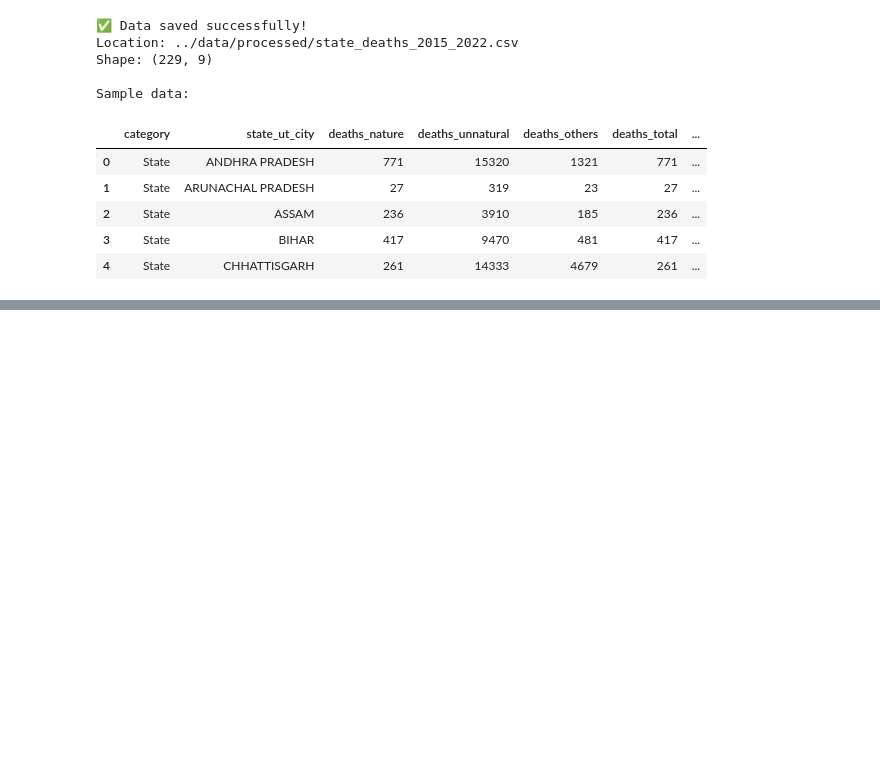
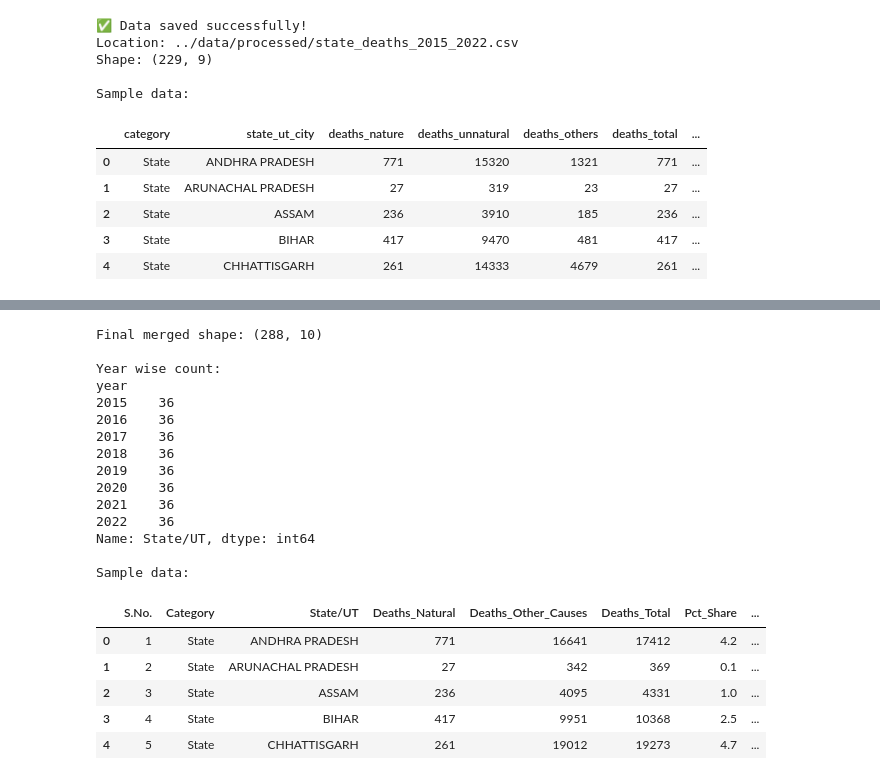
Before and after one commit to ankitarchoudhary/Dark-Hours-India, a Jupyter notebook: notebooks/01_data_cleaning.ipynb, the cells around one changed output, grey strips where cells are left out. Cells and saved outputs as stored; diff of their text form; code cells hidden in the pictures; blank space fills up the shorter version.

Commit message:
Added data cleaning notebook - Tables 1.2, 1A.5, 1A.6 cleaned

```diff
--- a/notebooks/01_data_cleaning.ipynb
+++ b/notebooks/01_data_cleaning.ipynb
@@ -478,0 +1566,11 @@ Sample data:
+# %%
+# Check all years - complete structure
+for year in years:
+    filename = f"ADSI_{year}_Table_1A.5.csv"
+    df_temp = pd.read_csv(RAW_DATA_PATH + filename)
+    print(f"\n{'='*50}")
+    print(f"YEAR: {year}")
+    print(f"Shape: {df_temp.shape}")
+    print(f"Columns ({len(df_temp.columns)}):")
+    for col in df_temp.columns:
+        print(f"  {repr(col)}")
@@ -478,0 +1856,11 @@ Sample data:
+# %%
+# Check all years - Table 1.2 complete structure
+for year in years:
+    filename = f"ADSI_{year}_Table_1.2.csv"
+    df_temp = pd.read_csv(RAW_DATA_PATH + filename)
+    print(f"\n{'='*50}")
+    print(f"YEAR: {year}")
+    print(f"Shape: {df_temp.shape}")
+    print(f"Columns ({len(df_temp.columns)}):")
+    for col in df_temp.columns:
+        print(f"  {repr(col)}")
@@ -478,0 +1885,11 @@ Sample data:
+# %%
+# Check all years - Table 1.2 complete structure
+for year in years:
+    filename = f"ADSI_{year}_Table_1.2.csv"
+    df_temp = pd.read_csv(RAW_DATA_PATH + filename)
+    print(f"\n{'='*50}")
+    print(f"YEAR: {year}")
+    print(f"Shape: {df_temp.shape}")
+    print(f"Columns ({len(df_temp.columns)}):")
+    for col in df_temp.columns:
+        print(f"  {repr(col)}")
@@ -478,0 +2061,30 @@ Sample data:
+# %%
+# Merge all years
+df_deaths = pd.concat(all_deaths_data, ignore_index=True)
+print("Final merged shape:", df_deaths.shape)
+print("\nYear wise count:")
+print(df_deaths.groupby('year')['State/UT'].count())
+print("\nSample data:")
+df_deaths.head()
+# %% [output]
+Final merged shape: (288, 10)
+
+Year wise count:
+year
+2015    36
+2016    36
+2017    36
+2018    36
+2019    36
+2020    36
+2021    36
+2022    36
+Name: State/UT, dtype: int64
+
+Sample data:
+|  | S.No. | Category | State/UT | Deaths_Natural | Deaths_Other_Causes | Deaths_Total | Pct_Share | ... |
+| 0 | 1 | State | ANDHRA PRADESH | 771 | 16641 | 17412 | 4.2 | ... |
+| 1 | 2 | State | ARUNACHAL PRADESH | 27 | 342 | 369 | 0.1 | ... |
+| 2 | 3 | State | ASSAM | 236 | 4095 | 4331 | 1.0 | ... |
+| 3 | 4 | State | BIHAR | 417 | 9951 | 10368 | 2.5 | ... |
+| 4 | 5 | State | CHHATTISGARH | 261 | 19012 | 19273 | 4.7 | ... |
```
Also changed, not shown: parts of 50 cells of this notebook, 3 other files.
